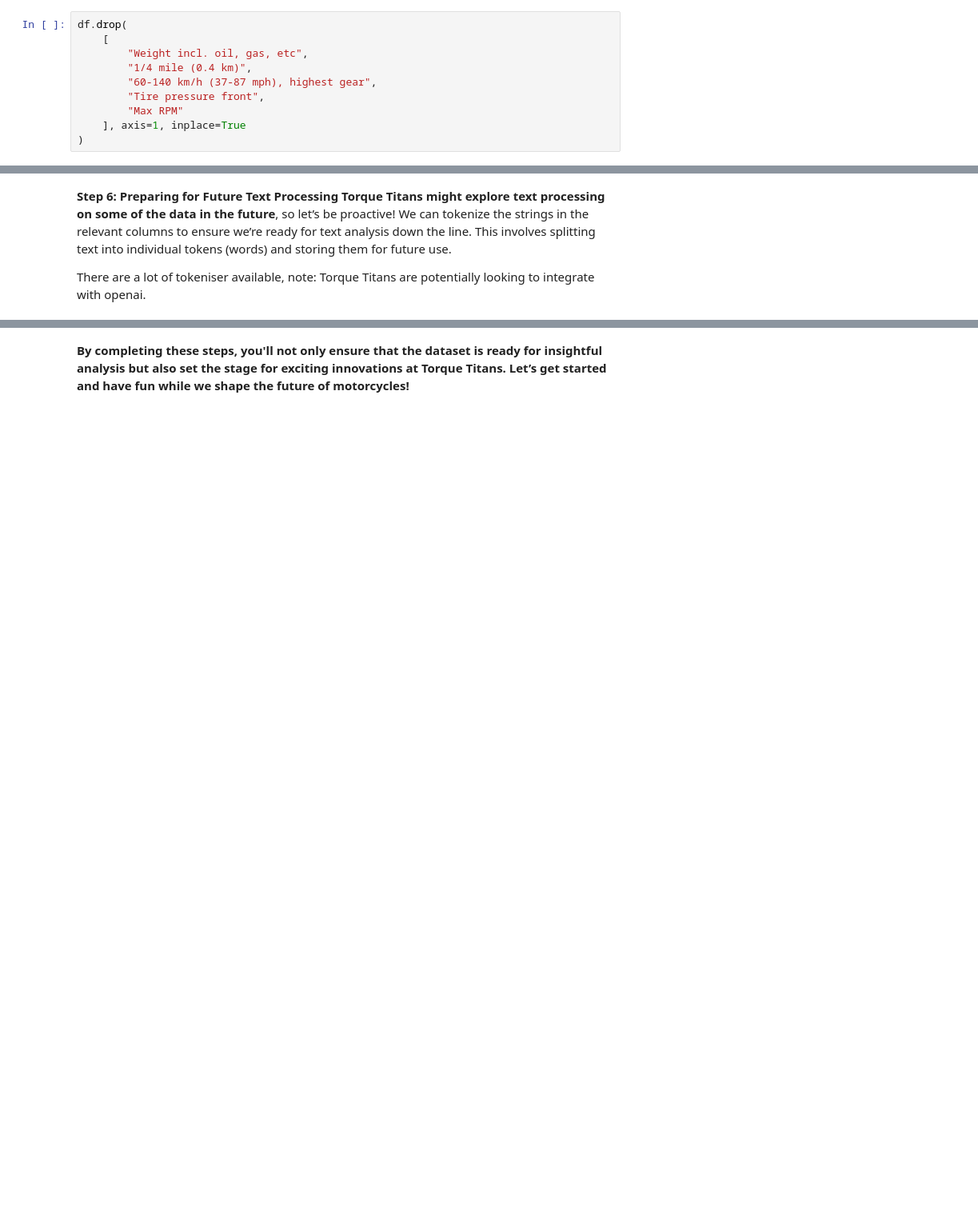
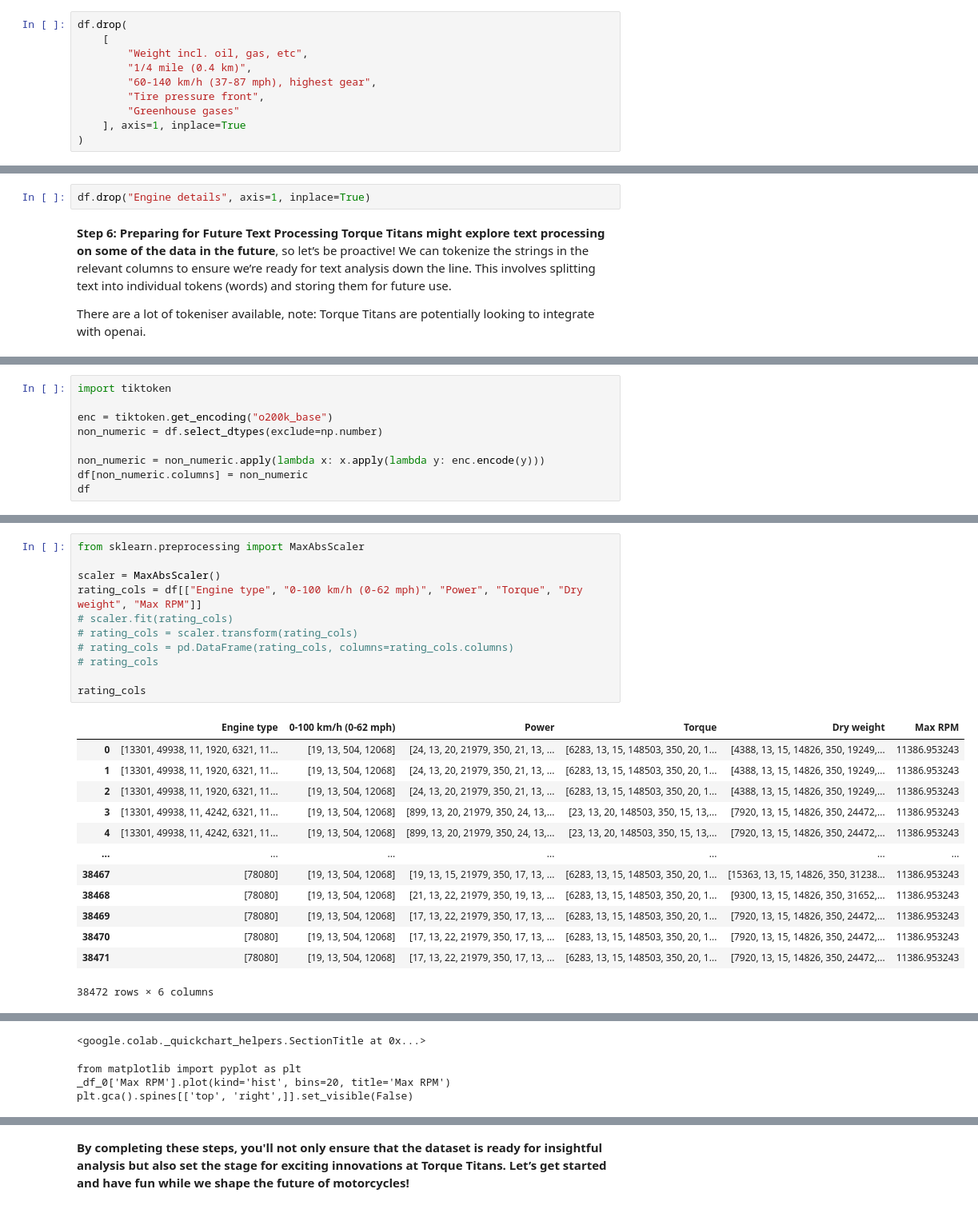
Before and after one commit to MBUYt0n/ada, a Jupyter notebook: ADA_Worksheet_A/Worksheet_A.ipynb, the cells around one changed output, grey strips where cells are left out. Shown at 80% size. Cells and saved outputs as stored; diff of their text form; blank space fills up the shorter version.

```diff
--- a/ADA_Worksheet_A/Worksheet_A.ipynb
+++ b/ADA_Worksheet_A/Worksheet_A.ipynb
@@ -225,7 +268,7 @@ df.drop(
         "1/4 mile (0.4 km)",
         "60-140 km/h (37-87 mph), highest gear",
         "Tire pressure front",
-        "Max RPM"
+        "Greenhouse gases"
     ], axis=1, inplace=True
 )
 # %% [markdown]
@@ -263,3 +298,5 @@ duplicated_columns
+# %%
+df.drop("Engine details", axis=1, inplace=True)
 # %% [markdown]
 **Step 6: Preparing for Future Text Processing Torque Titans might explore text processing on some of the data in the future**, so let’s be proactive! We can tokenize the strings in the relevant columns to ensure we’re ready for text analysis down the line. This involves splitting text into individual tokens (words) and storing them for future use.
 
@@ -266,0 +314,9 @@ There are a lot of tokeniser available, note: Torque Titans are potentially look
+# %%
+import tiktoken
+
+enc = tiktoken.get_encoding("o200k_base")
+non_numeric = df.select_dtypes(exclude=np.number)
+
+non_numeric = non_numeric.apply(lambda x: x.apply(lambda y: enc.encode(y)))
+df[non_numeric.columns] = non_numeric
+df
@@ -286,3 +376,28 @@ of which engines are superior)
 Using these factors, create a new column called Rating, which is scaled from 1 to 4 (no decimals). You don’t need to give all columns equal weight—experiment to find the ideal balance for what you think makes a great motorcycle!
 
 Make sure to normalise the values before considering them for the rating column, as they can add a bias to the calculations, Lets try using MaxAbsScaler and try keep the values between [-1,1]
+# %%
+from sklearn.preprocessing import MaxAbsScaler
+
+scaler = MaxAbsScaler()
+rating_cols = df[["Engine type", "0-100 km/h (0-62 mph)", "Power", "Torque", "Dry weight", "Max RPM"]]
+# scaler.fit(rating_cols)
+# rating_cols = scaler.transform(rating_cols)
+# rating_cols = pd.DataFrame(rating_cols, columns=rating_cols.columns)
+# rating_cols
+
+rating_cols
+# %% [output]
+|  | Engine type | 0-100 km/h (0-62 mph) | Power | Torque | Dry weight | Max RPM |
+| 0 | [13301, 49938, 11, 1920, 6321, 11... | [19, 13, 504, 12068] | [24, 13, 20, 21979, 350, 21, 13, ... | [6283, 13, 15, 148503, 350, 20, 1... | [4388, 13, 15, 14826, 350, 19249,... | 11386.953243 |
+| 1 | [13301, 49938, 11, 1920, 6321, 11... | [19, 13, 504, 12068] | [24, 13, 20, 21979, 350, 21, 13, ... | [6283, 13, 15, 148503, 350, 20, 1... | [4388, 13, 15, 14826, 350, 19249,... | 11386.953243 |
+| 2 | [13301, 49938, 11, 1920, 6321, 11... | [19, 13, 504, 12068] | [24, 13, 20, 21979, 350, 21, 13, ... | [6283, 13, 15, 148503, 350, 20, 1... | [4388, 13, 15, 14826, 350, 19249,... | 11386.953243 |
+| 3 | [13301, 49938, 11, 4242, 6321, 11... | [19, 13, 504, 12068] | [899, 13, 20, 21979, 350, 24, 13,... | [23, 13, 20, 148503, 350, 15, 13,... | [7920, 13, 15, 14826, 350, 24472,... | 11386.953243 |
+| 4 | [13301, 49938, 11, 4242, 6321, 11... | [19, 13, 504, 12068] | [899, 13, 20, 21979, 350, 24, 13,... | [23, 13, 20, 148503, 350, 15, 13,... | [7920, 13, 15, 14826, 350, 24472,... | 11386.953243 |
+| ... | ... | ... | ... | ... | ... | ... |
+| 38467 | [78080] | [19, 13, 504, 12068] | [19, 13, 15, 21979, 350, 17, 13, ... | [6283, 13, 15, 148503, 350, 20, 1... | [15363, 13, 15, 14826, 350, 31238... | 11386.953243 |
+| 38468 | [78080] | [19, 13, 504, 12068] | [21, 13, 22, 21979, 350, 19, 13, ... | [6283, 13, 15, 148503, 350, 20, 1... | [9300, 13, 15, 14826, 350, 31652,... | 11386.953243 |
+| 38469 | [78080] | [19, 13, 504, 12068] | [17, 13, 22, 21979, 350, 17, 13, ... | [6283, 13, 15, 148503, 350, 20, 1... | [7920, 13, 15, 14826, 350, 24472,... | 11386.953243 |
+| 38470 | [78080] | [19, 13, 504, 12068] | [17, 13, 22, 21979, 350, 17, 13, ... | [6283, 13, 15, 148503, 350, 20, 1... | [7920, 13, 15, 14826, 350, 24472,... | 11386.953243 |
+| 38471 | [78080] | [19, 13, 504, 12068] | [17, 13, 22, 21979, 350, 17, 13, ... | [6283, 13, 15, 148503, 350, 20, 1... | [7920, 13, 15, 14826, 350, 24472,... | 11386.953243 |
+38472 rows × 6 columns
@@ -288,0 +405,4 @@ Make sure to normalise the values before considering them for the rating column,
+<google.colab._quickchart_helpers.SectionTitle at 0x...>
+from matplotlib import pyplot as plt
+_df_0['Max RPM'].plot(kind='hist', bins=20, title='Max RPM')
+plt.gca().spines[['top', 'right',]].set_visible(False)
```
Also changed, not shown: parts of 13 cells of this notebook, 1 other file.
